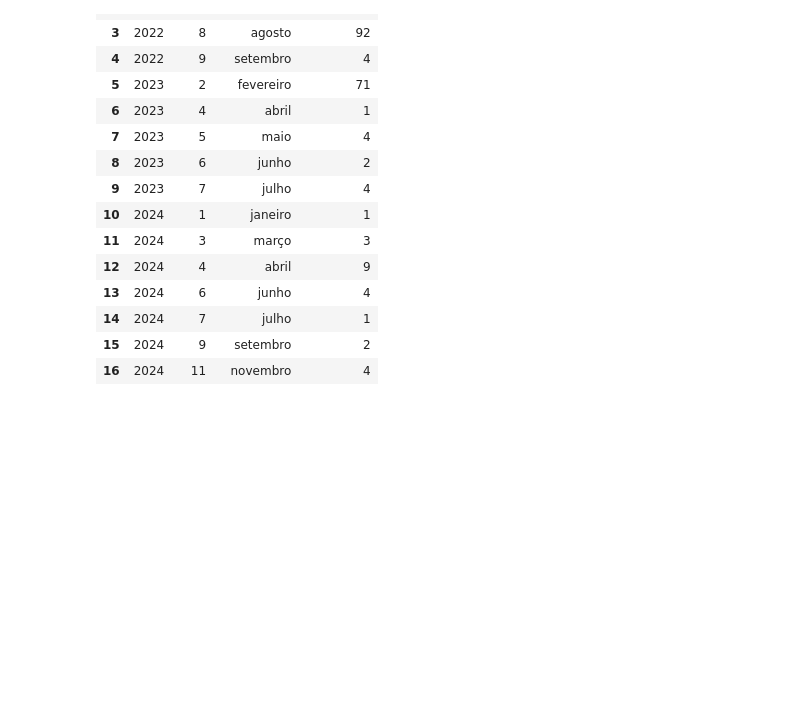
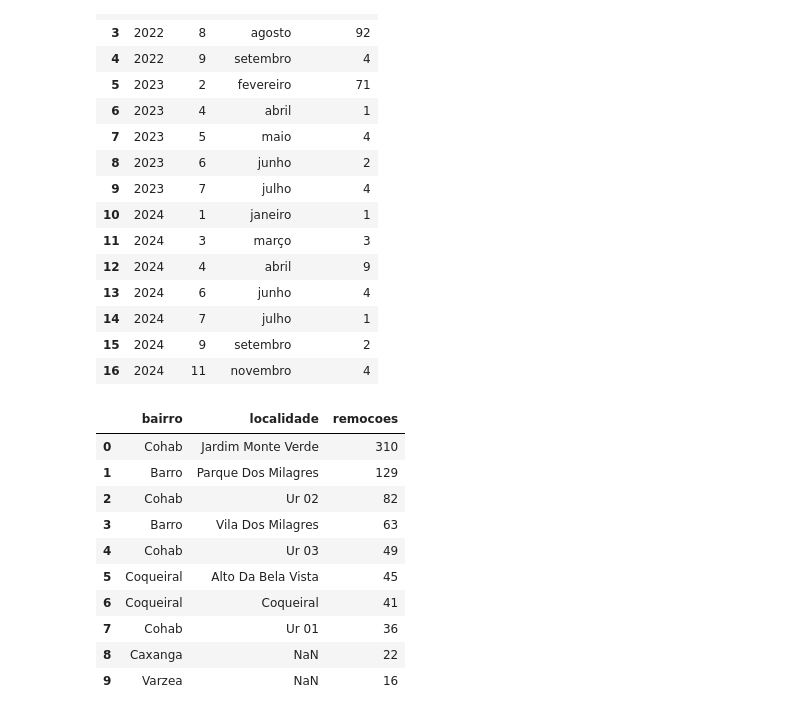
Before and after one commit to mathgoestech/pipeline-defesa-civil-recife, a Jupyter notebook: analises/analise_2_risco_x_tipo_acao.ipynb, the cells around one changed output. Cells and saved outputs as stored; diff of their text form; code cells hidden in the pictures; blank space fills up the shorter version.

Commit message:
feat(analise): aprofundamento da análise 2 com insight sobre localidade e contextualização sobre classificação de risco e notícias sobre eventos relevantes

```diff
--- a/analises/analise_2_risco_x_tipo_acao.ipynb
+++ b/analises/analise_2_risco_x_tipo_acao.ipynb
@@ -108,3 +110,19 @@ remocoes
+# %%
+consulta = open("../analises/analise_2_remocoes_por_localidade.sql", encoding="utf-8").read()
+remocoes = pd.read_sql(consulta, con=engine)
+remocoes
+# %% [output]
+|  | bairro | localidade | remocoes |
+| 0 | Cohab | Jardim Monte Verde | 310 |
+| 1 | Barro | Parque Dos Milagres | 129 |
+| 2 | Cohab | Ur 02 | 82 |
+| 3 | Barro | Vila Dos Milagres | 63 |
+| 4 | Cohab | Ur 03 | 49 |
+| 5 | Coqueiral | Alto Da Bela Vista | 45 |
+| 6 | Coqueiral | Coqueiral | 41 |
+| 7 | Cohab | Ur 01 | 36 |
+| 8 | Caxanga | NaN | 22 |
+| 9 | Varzea | NaN | 16 |
 # %% [markdown]
 ### Insight
 A resposta da Defesa Civil acompanha a gravidade do risco. A remoção de famílias é praticamente exclusiva das áreas R4: 99,2% das remoções com risco informado ocorreram em áreas de risco muito alto. Nas demais categorias com mais de 100 atendimentos, o R4 fica entre 1,9% e 13,6%. As remoções também se concentram no tempo: 884 das 990 aconteceram em 2022, quase todas entre maio e agosto, período das chuvas intensas no Recife, e caíram para 82 em 2023 e 24 em 2024. Uma limitação da base é que 54% dos atendimentos não têm grau de risco registrado.
```
Also changed, not shown: parts of 3 cells of this notebook, 2 other files.
